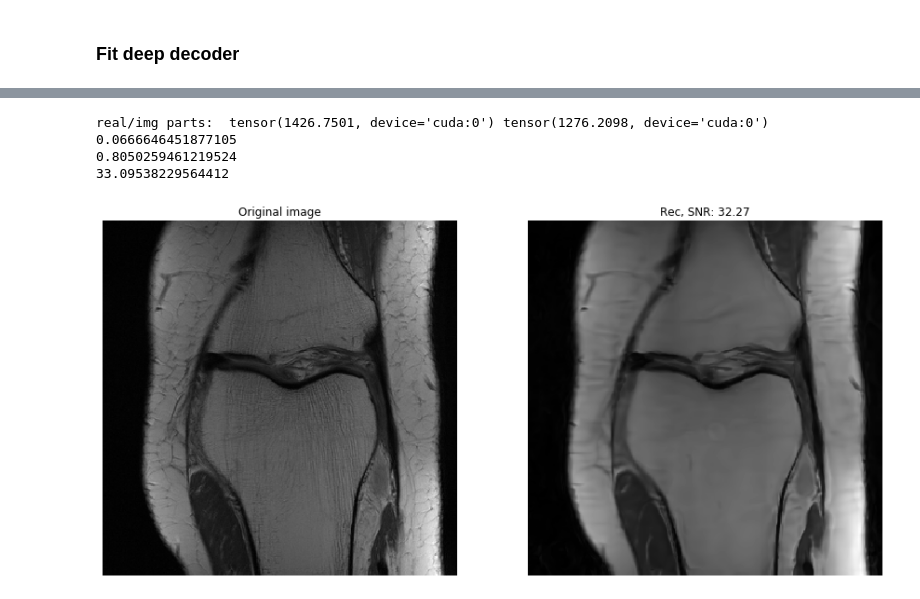
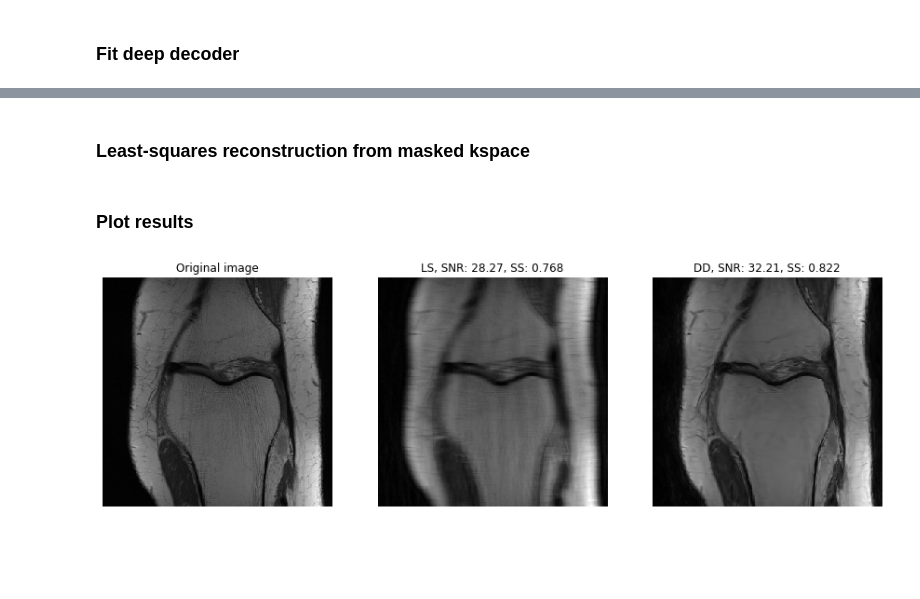
Before and after one commit to MLI-lab/cs_deep_decoder, a Jupyter notebook: MRI_multicoil_deep_decoder_accelerate.ipynb, the cells around one changed output, grey strips where cells are left out. Drawn from its saved outputs; the diff is of its cells as text; code cells hidden in the pictures; blank space fills up the shorter version.

```diff
--- a/MRI_multicoil_deep_decoder_accelerate.ipynb
+++ b/MRI_multicoil_deep_decoder_accelerate.ipynb
@@ -295,12 +225,5 @@ those norms should be similar for scale to be right: 1886.4618701926372 1524.496
 # %% [markdown]
 ### Fit deep decoder
-# %%
-sampled_image.shape, dummy.shape
-
-out = []
-for img in sampled_image:
-    out += [ img[:,:,0].numpy() , img[:,:,1].numpy() ]
-lsest = torch.tensor(np.array([out]))
 # %%
 mse_n, mse_t, ni, net = fit( num_channels=num_channels,
                         reg_noise_std=0.0,
@@ -333,5 +259,4 @@ plt.loglog(mse_t)
 # %%
 out_chs = net( ni.type(dtype) ).data.cpu().numpy()[0]
 out_imgs = channels2imgs(out_chs)
-
-print(out_chs.shape,out_imgs.shape)
+out_img_np = transform.root_sum_of_squares( torch.tensor(out_imgs) , dim=0).numpy()
@@ -340,7 +263,5 @@ print(out_chs.shape,out_imgs.shape)
 # %%
-for img,imgorig in zip([img for img in out_imgs],[img for img in var_to_np(lsimg)]):
-    print("rec:", np.max(img), np.min(img))
-    print("orig:", np.max(imgorig), np.min(imgorig))
+for img,imgorig in zip([img for img in out_imgs],[img for img in var_to_np( orig_imgs_dd_tt )]):
     fig = plt.figure()
     ax1 = fig.add_subplot(1,2,1)
     ax1.imshow(img,cmap='gray')
@@ -382,43 +287,46 @@ orig: 8.298172 0.000114775736
-# %%
-# least squares reconstruciton
-lsimg = lsreconstruction(measurement)
-orig = crop_center( root_sum_of_squares(var_to_np(lsimg)) , 320,320)
-
-# deep decoder reconstruction
-rec = crop_center(root_sum_of_squares(out_imgs),320,320)
-
-# normalize
-#rec_n = rec / np.linalg.norm(rec)
-#orig_n = orig / np.linalg.norm(orig)
-rec_n = rec
-orig_n = orig
-
-print(np.linalg.norm(rec_n-orig_n) / np.linalg.norm(orig_n) )
-
-ssim_const = ssim(orig_n, rec_n,data_range=orig_n.max() - orig_n.min())
-print(ssim_const)
-print(psnr(orig_n,rec_n,np.max(orig_n)))
-# %% [output]
-real/img parts:  tensor(1426.7501, device='cuda:0') tensor(1276.2098, device='cuda:0')
-0.0666646451877105
-0.8050259461219524
-33.09538229564412
+# %% [markdown]
+### Least-squares reconstruction from masked kspace
+# %%
+masked_imgs_tt = transform.ifft2(masked_ksp_tt[0])           # Apply Inverse Fourier Transform to get the complex image
+masked_imgs_abs_tt = transform.complex_abs(masked_imgs_tt)   # Compute absolute value to get a real image
+masked_img_tt = transform.root_sum_of_squares(masked_imgs_abs_tt, dim=0)
+masked_np = masked_img_tt.cpu().numpy()
+# %% [markdown]
+### Plot results
 # %%
+def crop_center(img,cropx,cropy):
+    y,x = img.shape
+    startx = x//2-(cropx//2)
+    starty = y//2-(cropy//2)
+    return img[starty:starty+cropy,startx:startx+cropx]
+
+# least squares reconstruction
+orig = crop_center( orig_img_np , 320,320)
+# least squares reconstruction from masked kspace
+masked = crop_center(masked_np,320,320)
+# deep decoder reconstruction
+rec = crop_center(out_img_np,320,320)
+
 fig = plt.figure(figsize = (15,15)) # create a 5 x 5 figure
 
-ax1 = fig.add_subplot(121)
-ax1.imshow(orig_n,cmap='gray')
+ax1 = fig.add_subplot(131)
+ax1.imshow(orig,cmap='gray')
 ax1.set_title('Original image')
 ax1.axis('off')
 
-ax2 = fig.add_subplot(122)
-ax2.imshow(rec_n,cmap='gray')
-ax2.set_title( "Rec, SNR: %.2f" % psnr(orig,rec,np.max(rec)) )
+ax2 = fig.add_subplot(132)
+ax2.imshow(masked,cmap='gray')
+ax2.set_title( "LS, SNR: %.2f, SS: %.3f" % (psnr(orig,masked,np.max(orig)), ssim(orig, masked,data_range=orig.max())) )
 ax2.axis('off')
 
+ax3 = fig.add_subplot(133)
+ax3.imshow(rec,cmap='gray')
+ax3.set_title( "DD, SNR: %.2f, SS: %.3f" % (psnr(orig,rec,np.max(orig)), ssim(orig,rec,data_range=orig.max())) )
+ax3.axis('off')
+
 plt.show()
 # %% [output]
-[figure, old version]
+[figure, new version]
 # %%
 def savemtx_for_logplot(A,filename = "exp.dat"):
     ind = sorted(list(set([int(i) for i in np.geomspace(1, len(A[0])-1 ,num=1000)])))
```
Also changed, not shown: parts of 41 cells of this notebook.
